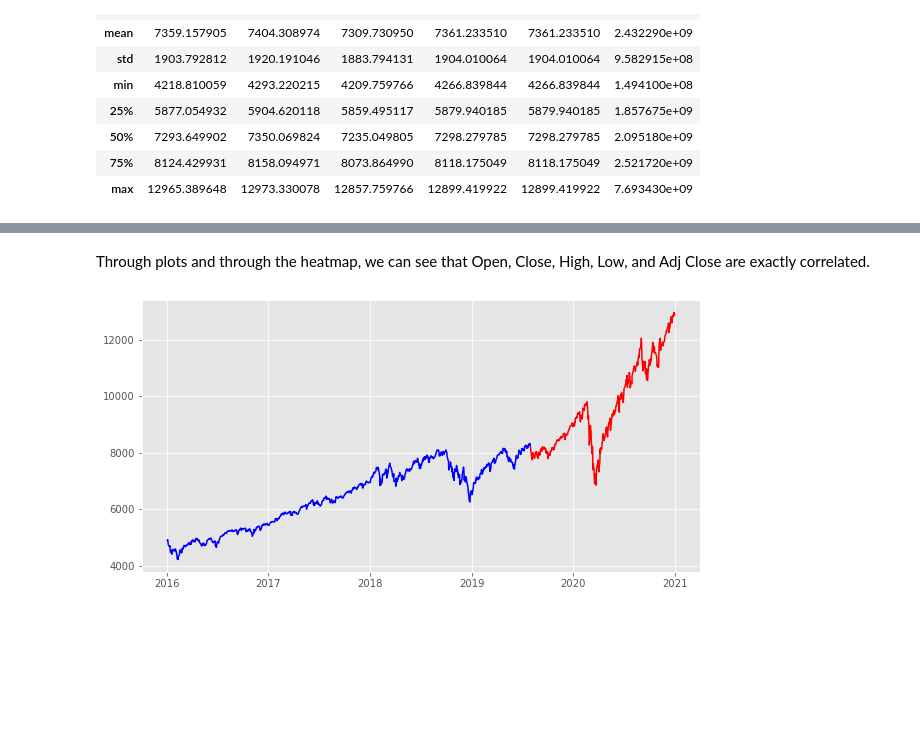
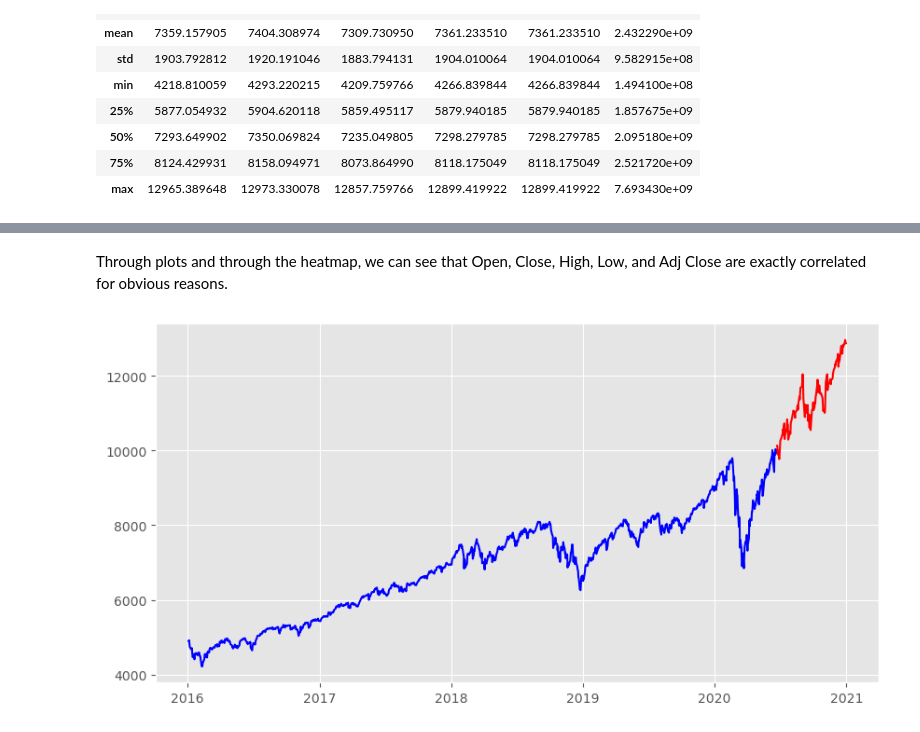
Before and after one commit to Parishkrit/Market-forecast, a Jupyter notebook: NASDAQ.ipynb, the cells around one changed output, grey strips where cells are left out. Cells and saved outputs as stored; diff of their text form; code cells hidden in the pictures; blank space fills up the shorter version.

```diff
--- a/NASDAQ.ipynb
+++ b/NASDAQ.ipynb
@@ -12,3 +15,3 @@ from pandas.plotting import lag_plot
 # %%
-df = pd.read_csv("D:\\GitHub\\Market-forecast\\NASDAQ Data\\NASDAQ Training Data - 1st Jan 2016 to 1st Jan 2022.csv", parse_dates=['Date'])
-test = pd.read_csv("D:\\GitHub\\Market-forecast\\NASDAQ Data\\NASDAQ Out of Time Data - 1st Jan 2022 to 4th Feb 2022.csv")
+train = pd.read_csv("D:\\GitHub\\Market-forecast\\NASDAQ Data\\NASDAQ Training Data - 1st Jan 2016 to 1st Jan 2022.csv", parse_dates=['Date'])
+test = pd.read_csv("D:\\GitHub\\Market-forecast\\NASDAQ Data\\NASDAQ Out of Time Data - 1st Jan 2022 to 4th Feb 2022.csv", parse_dates=['Date'])
@@ -78,4 +74,4 @@ sns.heatmap(correlation, annot = True)
 <AxesSubplot:>
 [figure]
 # %% [markdown]
-Through plots and through the heatmap, we can see that Open, Close, High, Low, and Adj Close are exactly correlated.
+Through plots and through the heatmap, we can see that Open, Close, High, Low, and Adj Close are exactly correlated for obvious reasons.
@@ -85,10 +78,13 @@ X_test = df[900:]
+# %%
+X_train = train[:1125]
+X_val = train[1125:]
 # %%
 plt.figure(figsize=(10,5))
 plt.plot(X_train['Date'],X_train['Open'],color='blue')
-plt.plot(X_test['Date'],X_test['Open'],color='red')
+plt.plot(X_val['Date'],X_val['Open'],color='red')
 plt.show()
 # %% [output]
-[figure, old version]
+[figure, new version]
 # %%
 plt.figure(figsize=(10,5))
 plot_acf(X_train['Open'],lags=50)
```
Also changed, not shown: parts of 26 cells of this notebook.
